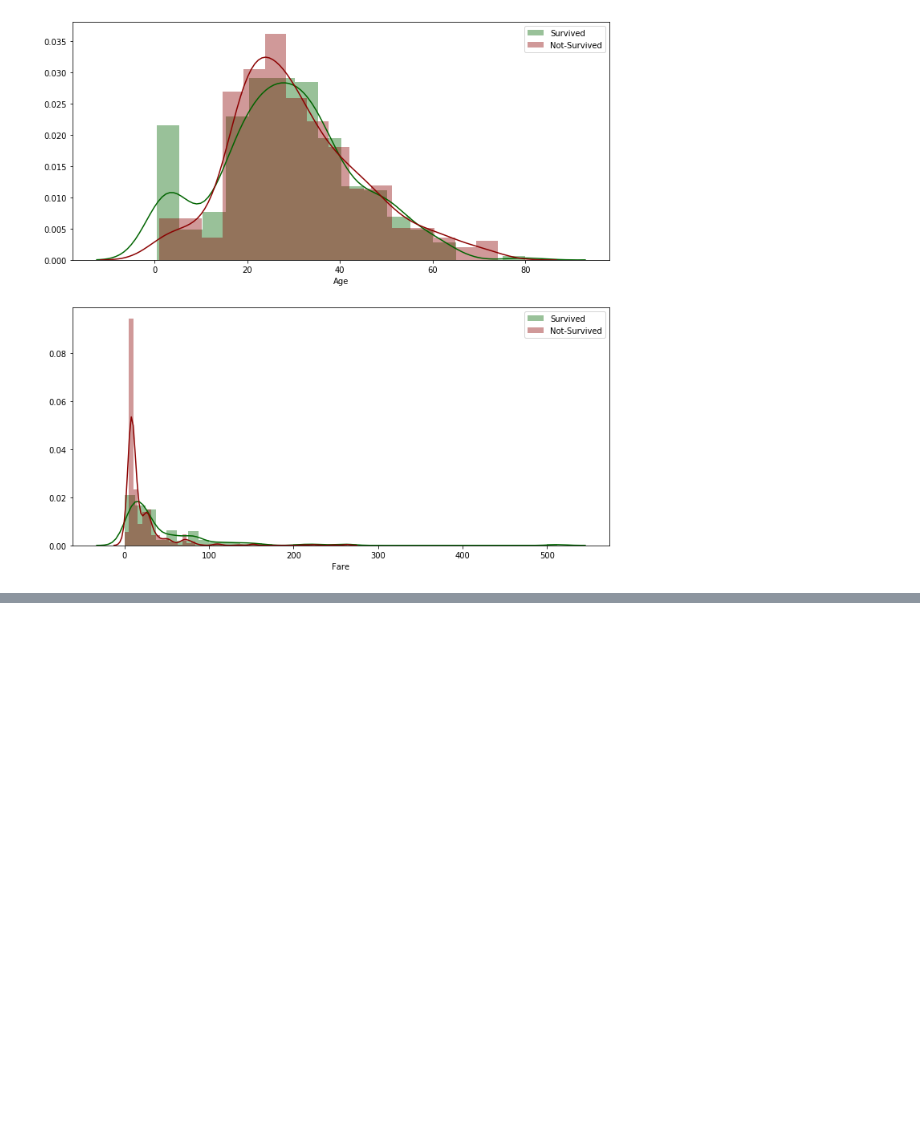
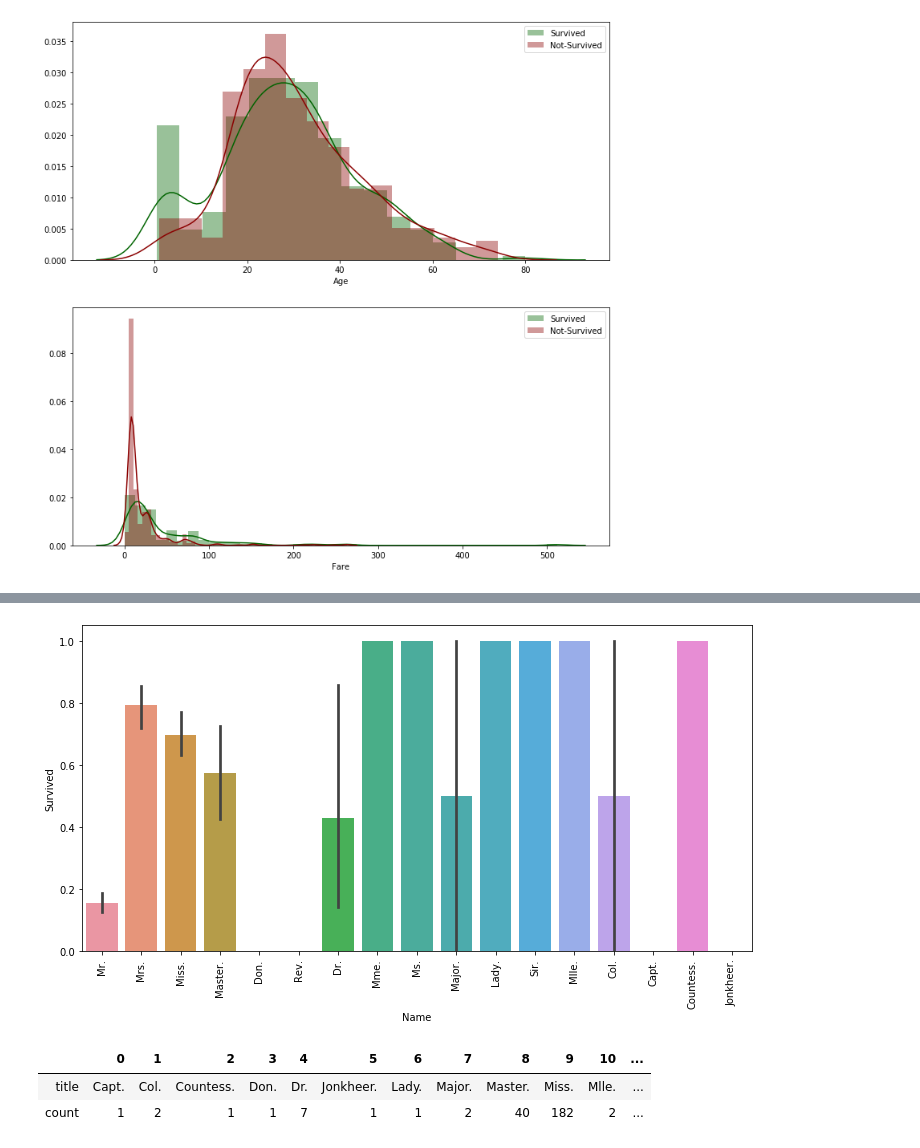
Before and after one commit to L-ashwin/exploring-ml, a Jupyter notebook: 01-Titanic_Machine_Learning_from_Disaster/01_exploratory_data_analysis.ipynb, the cells around one changed output, grey strips where cells are left out. Cells and saved outputs as stored; diff of their text form; code cells hidden in the pictures; blank space fills up the shorter version.

Commit message:
Add feature engineering for Passenger Name

```diff
--- a/01-Titanic_Machine_Learning_from_Disaster/01_exploratory_data_analysis.ipynb
+++ b/01-Titanic_Machine_Learning_from_Disaster/01_exploratory_data_analysis.ipynb
@@ -78,0 +94,2 @@ for ax, var in zip(axs, Real_valued):
+# %%
+train['Name'] = train.Name.map(lambda x:re.findall('([A-Za-z]+\.)' ,x)[0])
@@ -78,0 +106,14 @@ for ax, var in zip(axs, Real_valued):
+# %%
+plt.figure(figsize=(12,6))
+sns.barplot(x=train.Name, y=train.Survived)
+plt.xticks(rotation='vertical')
+plt.show()
+# %% [output]
+[figure, added]
+# %%
+title, count = np.unique(train.Name.values, return_counts=True)
+pd.DataFrame({'title':title, 'count':count}).T
+# %% [output]
+|  | 0 | 1 | 2 | 3 | 4 | 5 | 6 | 7 | 8 | 9 | 10 | ... |
+| title | Capt. | Col. | Countess. | Don. | Dr. | Jonkheer. | Lady. | Major. | Master. | Miss. | Mlle. | ... |
+| count | 1 | 2 | 1 | 1 | 7 | 1 | 1 | 2 | 40 | 182 | 2 | ... |
```
Also changed, not shown: parts of 12 cells of this notebook.
